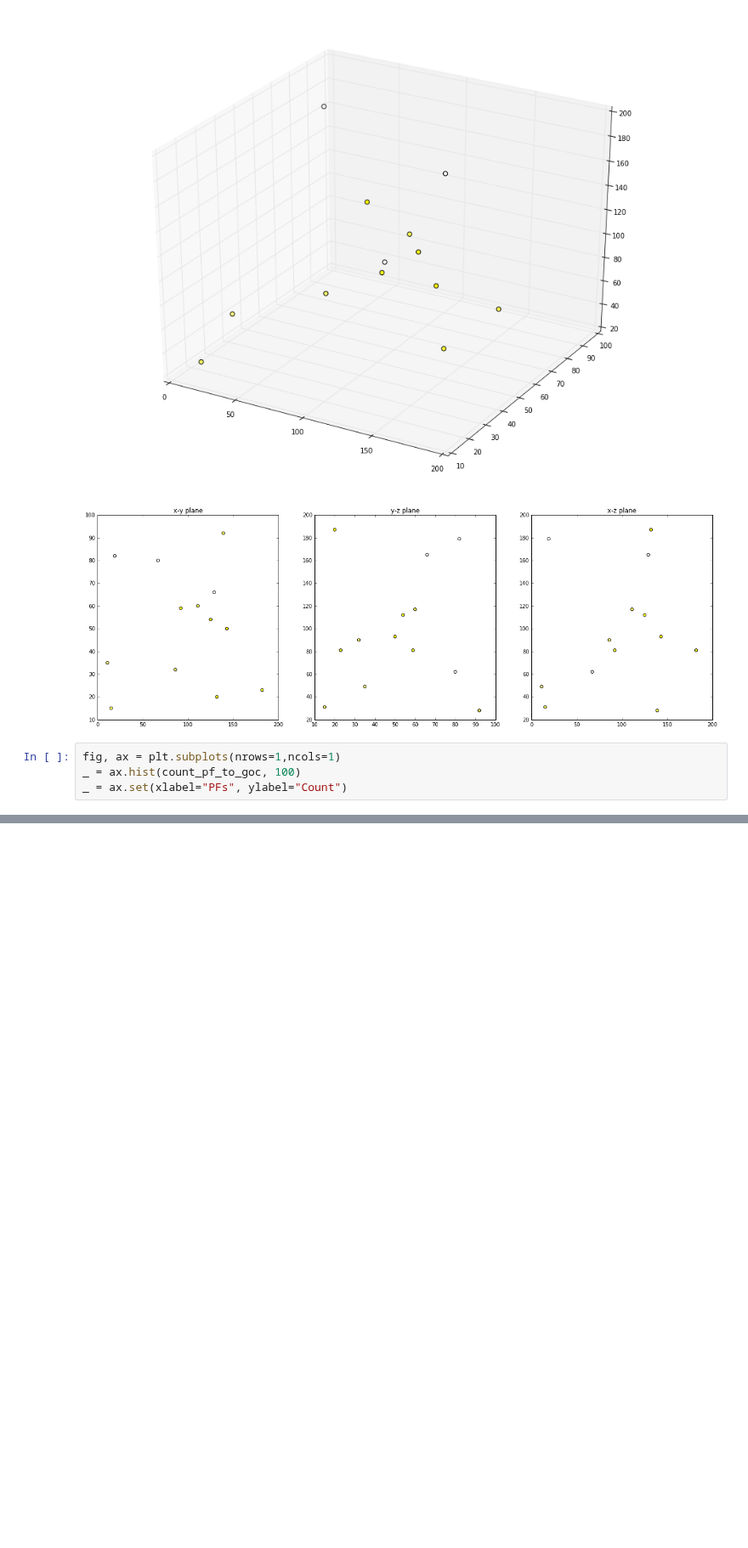
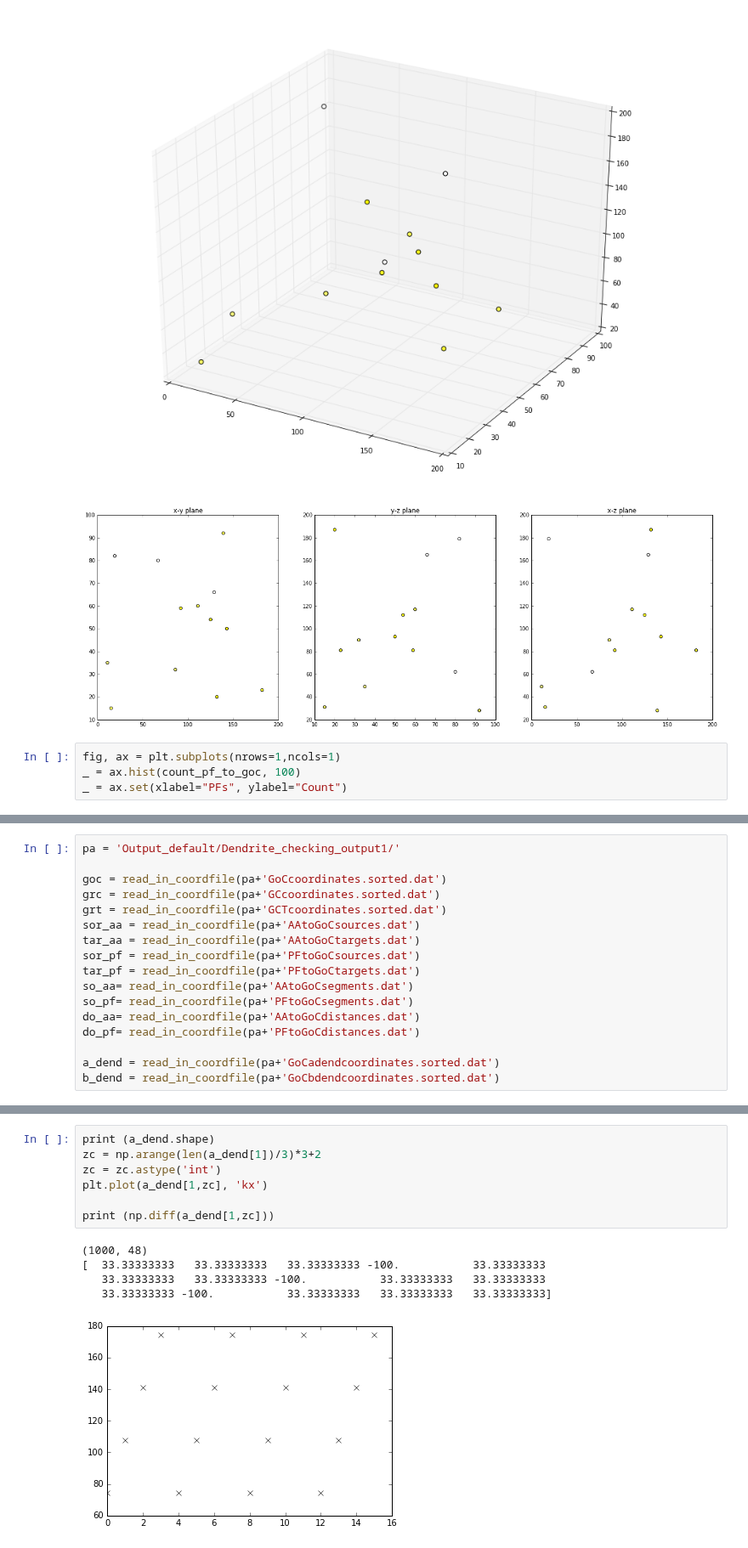
Before and after one commit to CNS-OIST/pycabnn, a Jupyter notebook: Output_comparison_evaluation.ipynb, the cells around one changed output, grey strips where cells are left out. Shown at 85% size. Drawn from its saved outputs; the diff is of its cells as text; blank space fills up the shorter version.

```diff
--- a/Output_comparison_evaluation.ipynb
+++ b/Output_comparison_evaluation.ipynb
@@ -322,0 +362,17 @@ _ = ax.set(xlabel="PFs", ylabel="Count")
+# %%
+pa = 'Output_default/Dendrite_checking_output1/'
+
+goc = read_in_coordfile(pa+'GoCcoordinates.sorted.dat')
+grc = read_in_coordfile(pa+'GCcoordinates.sorted.dat')
+grt = read_in_coordfile(pa+'GCTcoordinates.sorted.dat')
+sor_aa = read_in_coordfile(pa+'AAtoGoCsources.dat')
+tar_aa = read_in_coordfile(pa+'AAtoGoCtargets.dat')
+sor_pf = read_in_coordfile(pa+'PFtoGoCsources.dat')
+tar_pf = read_in_coordfile(pa+'PFtoGoCtargets.dat')
+so_aa= read_in_coordfile(pa+'AAtoGoCsegments.dat')
+so_pf= read_in_coordfile(pa+'PFtoGoCsegments.dat')
+do_aa= read_in_coordfile(pa+'AAtoGoCdistances.dat')
+do_pf= read_in_coordfile(pa+'PFtoGoCdistances.dat')
+
+a_dend = read_in_coordfile(pa+'GoCadendcoordinates.sorted.dat')
+b_dend = read_in_coordfile(pa+'GoCbdendcoordinates.sorted.dat')
@@ -322,0 +436,13 @@ _ = ax.set(xlabel="PFs", ylabel="Count")
+# %%
+print (a_dend.shape)
+zc = np.arange(len(a_dend[1])/3)*3+2
+zc = zc.astype('int')
+plt.plot(a_dend[1,zc], 'kx')
+
+print (np.diff(a_dend[1,zc]))
+# %% [output]
+(1000, 48)
+[  33.33333333   33.33333333   33.33333333 -100.           33.33333333
+   33.33333333   33.33333333 -100.           33.33333333   33.33333333
+   33.33333333 -100.           33.33333333   33.33333333   33.33333333]
+[figure, added]
```
Also changed, not shown: parts of 10 cells of this notebook.
